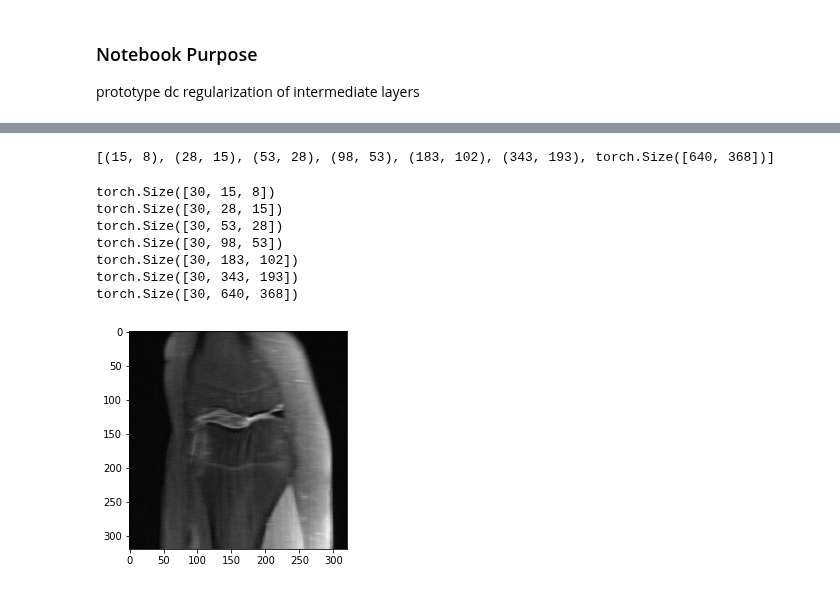
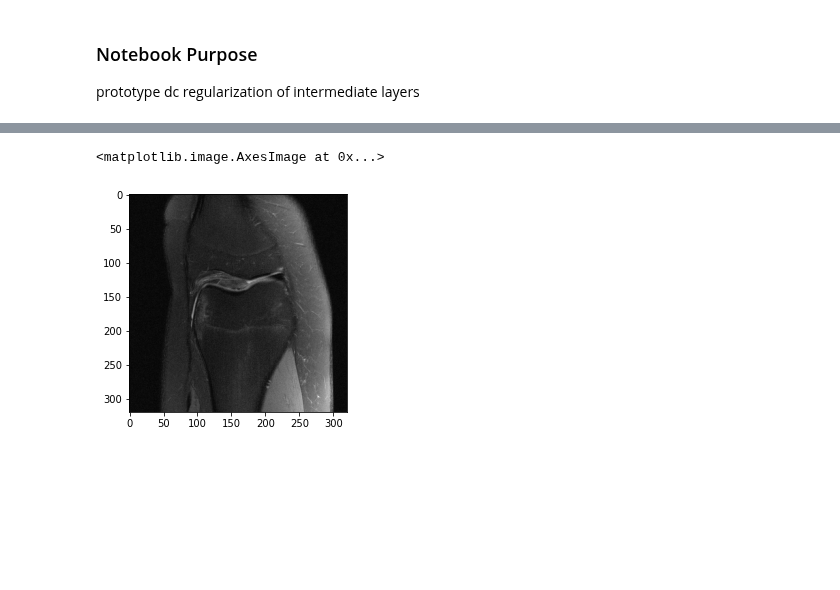
Before and after one commit to davevanveen/unsup_mri, a Jupyter notebook: ipynb/20201118_prototype_dc_regularizn.ipynb, the cells around one changed output, grey strips where cells are left out. Saved outputs shown, nothing was run; the diff lists cells and outputs as text; code cells hidden in the pictures; blank space fills up the shorter version.

```diff
--- a/ipynb/20201118_prototype_dc_regularizn.ipynb
+++ b/ipynb/20201118_prototype_dc_regularizn.ipynb
@@ -75,8 +96,6 @@ class Conv_Model(nn.Module):
 
         return x, feat_maps
 # %%
-from include.decoder_conv import get_scale_factor, get_net_input, get_hidden_size
-
 def init_convdecoder(ksp_orig, mask, \
                      in_size=[8,4], num_layers=8, num_channels=160, kernel_size=3):
     ''' wrapper function for initializing convdecoder based on input ksp_orig
@@ -103,5 +122,5 @@ def init_convdecoder(ksp_orig, mask, \
     scale_factor = get_scale_factor(net, net_input, ksp_orig)
     ksp_orig_ = ksp_orig * scale_factor
 
-    return net, net_input, ksp_orig_
+    return net, net_input, ksp_orig_, hidden_size
 # %%
@@ -164,11 +263,15 @@ def forwardm(img, mask):
 # %%
 DIM = 320
 SCALE_FAC = 0.1
+NUM_ITER = 1000
 
 file_id_list = ['1000273']#, '1000325', '1000464', '1000007', '1000537', '1000818', \
 #                  '1001140', '1001219', '1001338', '1001598', '1001533', '1001798']
 file_id_list.sort()
 
+exp_list = [-10, -2, -3, -4, -5] # i.e. loss = loss_ksp + 10**exp * loss_feat_map
+
+imgs_run_list = []
 
 for file_id in file_id_list:
 
@@ -177,43 +280,34 @@ for file_id in file_id_list:
 
     mask = get_mask(ksp_orig)
 
-    net, net_input, ksp_orig_ = init_convdecoder(ksp_orig, mask)
+    for exp in exp_list:
 
-    ksp_masked = SCALE_FAC * ksp_orig_ * mask
-    img_masked = ifft_2d(ksp_masked)
+        net, net_input, ksp_orig_, hidden_size = init_convdecoder(ksp_orig, mask)
 
-    net, mse_wrt_ksp, mse_wrt_img = fit(
-        ksp_masked=ksp_masked, img_masked=img_masked,
-        net=net, net_input=net_input, mask2d=mask, num_iter=10000)
+        ksp_masked = SCALE_FAC * ksp_orig_ * mask
+        img_masked = ifft_2d(ksp_masked)
+
+        net, mse_wrt_ksp, mse_wrt_img = fit(
+            ksp_masked=ksp_masked, img_masked=img_masked,
+            net=net, net_input=net_input, mask2d=mask, num_iter=NUM_ITER,\
+            alpha_fm=10**exp)
 
 
-    # use above two lines when we don't want to access feature maps
-#     img_out = net(net_input.type(dtype))
-#     img_out = img_out[0] if type(img_out) is tuple else img_out
-    img_out, feat_maps = net(net_input.type(dtype))
+        # use above two lines when we don't want to access feature maps
+        img_out = net(net_input.type(dtype))
+        img_out = img_out[0] if type(img_out) is tuple else img_out
+    #     img_out, feat_maps = net(net_input.type(dtype))
 
-    img_out = reshape_adj_channels_to_complex_vals(img_out[0])
-    ksp_est = fft_2d(img_out)
-    ksp_dc = torch.where(mask, ksp_masked, ksp_est)
+        img_out = reshape_adj_channels_to_complex_vals(img_out[0])
+        ksp_est = fft_2d(img_out)
+        ksp_dc = torch.where(mask, ksp_masked, ksp_est)
 
-    img_est = crop_center(root_sum_squares(ifft_2d(ksp_est)).detach(), DIM, DIM)
-    img_dc = crop_center(root_sum_squares(ifft_2d(ksp_dc)).detach(), DIM, DIM)
-    img_gt = crop_center(root_sum_squares(ifft_2d(ksp_orig)), DIM, DIM)
-#     print('note: use unscaled ksp_orig to make gt -- different from old fastmri processing')
+        img_masked = crop_center(root_sum_squares(ifft_2d(ksp_masked)).detach(), DIM, DIM)
+        img_est = crop_center(root_sum_squares(ifft_2d(ksp_est)).detach(), DIM, DIM)
+        img_dc = crop_center(root_sum_squares(ifft_2d(ksp_dc)).detach(), DIM, DIM)
+        img_gt = crop_center(root_sum_squares(ifft_2d(ksp_orig)), DIM, DIM)
+        imgs_run_list.append([img_masked, img_est, img_dc, img_gt])
 
-#     np.save('{}{}_est.npy'.format(path_out, file_id), img_est)
-#     np.save('{}{}_dc.npy'.format(path_out, file_id), img_dc)
-#     np.save('{}{}_gt.npy'.format(path_out, file_id), img_gt)
+    #     np.save('{}{}_est.npy'.format(path_out, file_id), img_est)
+    #     np.save('{}{}_dc.npy'.format(path_out, file_id), img_dc)
+    #     np.save('{}{}_gt.npy'.format(path_out, file_id), img_gt)
-# %% [output]
-[(15, 8), (28, 15), (53, 28), (98, 53), (183, 102), (343, 193), torch.Size([640, 368])]
-# %%
-for fm in feat_maps:
-    print(fm.shape)
-# %% [output]
-torch.Size([30, 15, 8])
-torch.Size([30, 28, 15])
-torch.Size([30, 53, 28])
-torch.Size([30, 98, 53])
-torch.Size([30, 183, 102])
-torch.Size([30, 343, 193])
-torch.Size([30, 640, 368])
@@ -220,5 +317,5 @@ torch.Size([30, 640, 368])
 # %%
-plt.imshow(img_dc, cmap='gray')
-plt.show()
+plt.imshow(img_gt, cmap='gray')
 # %% [output]
+<matplotlib.image.AxesImage at 0x...>
-[figure, old version]
+[figure, new version]
```
Also changed, not shown: parts of 6 cells of this notebook, 1 other file.
